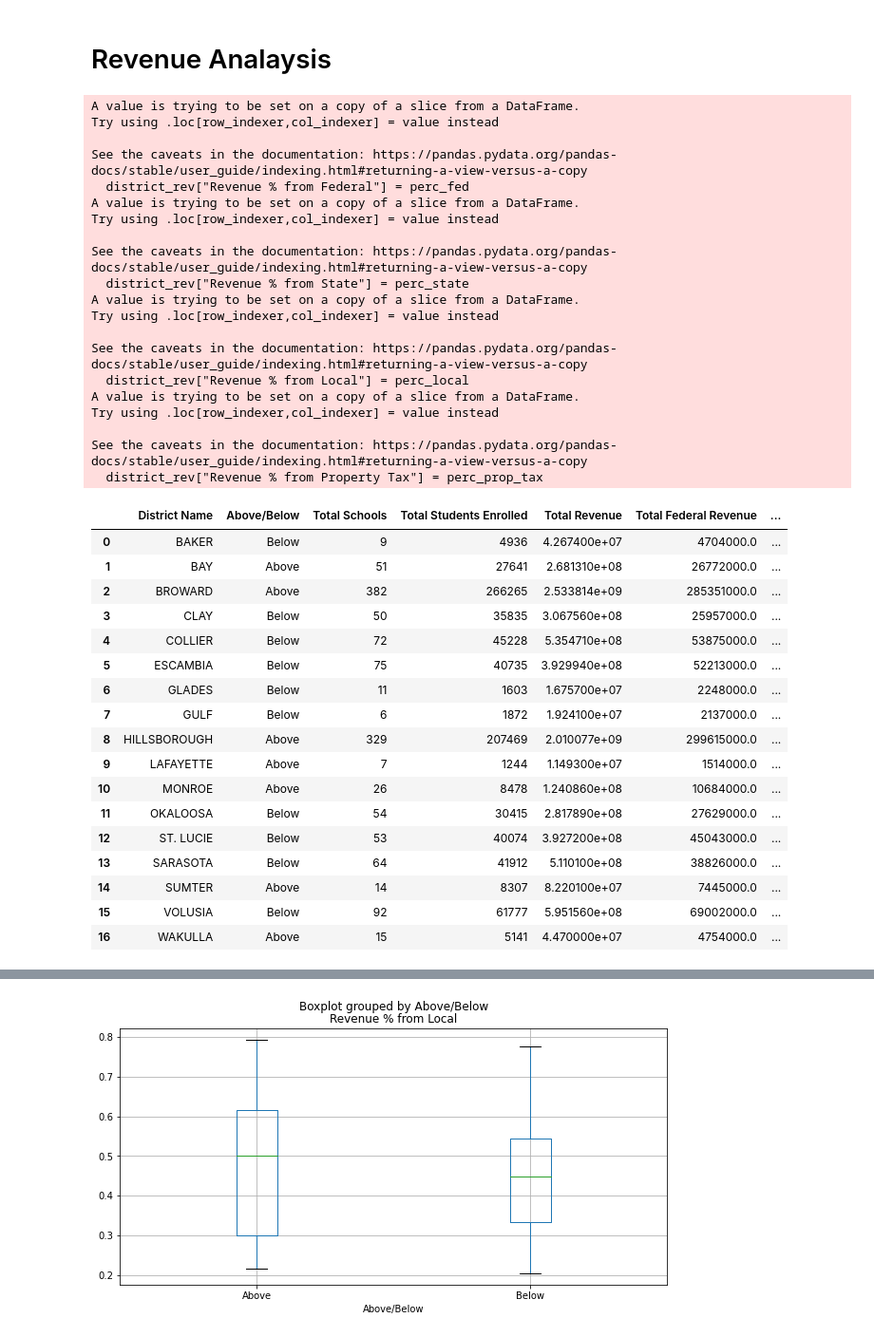
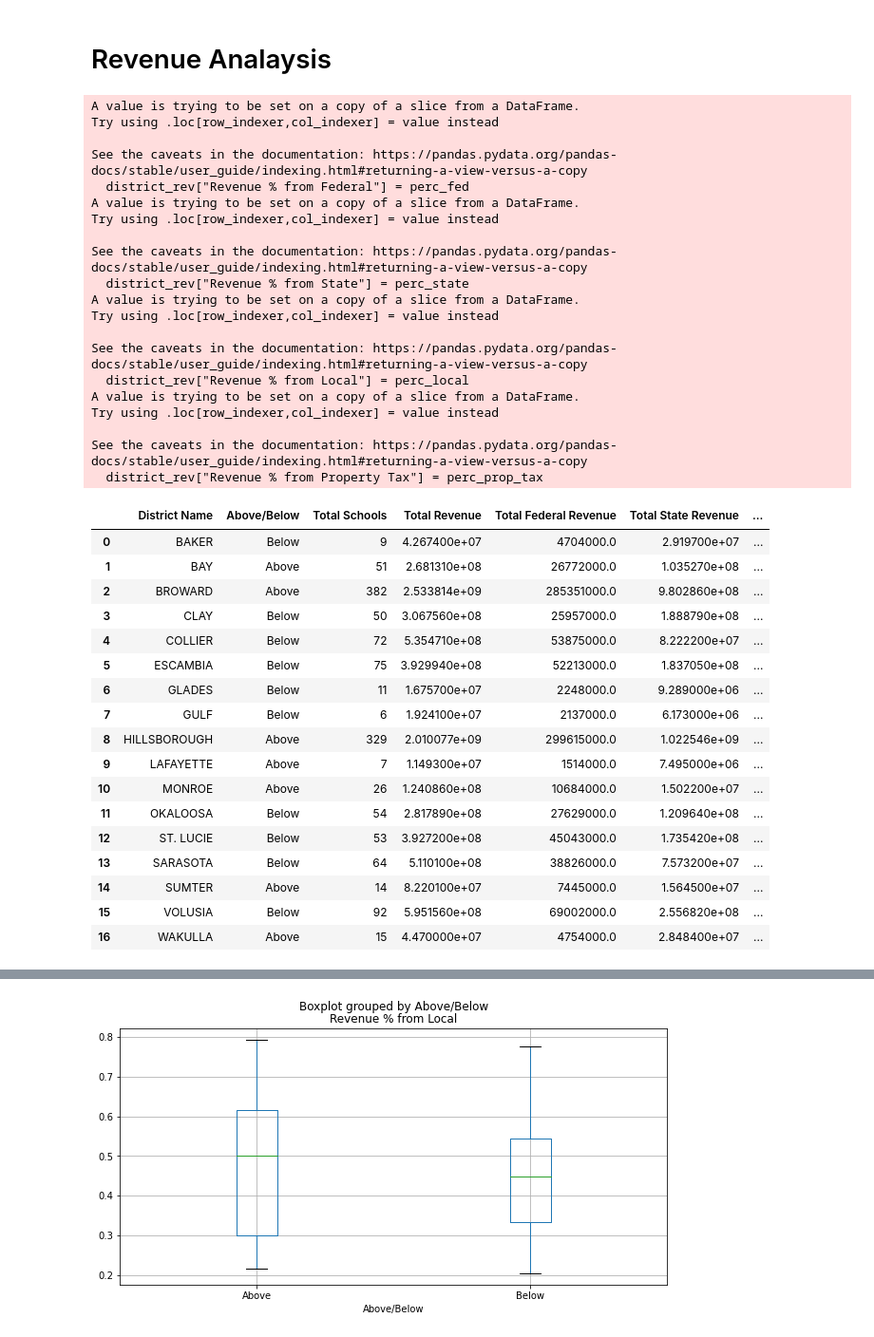
Before and after one commit to jjwilliams11/project1, a Jupyter notebook: Education_Dropout/FL_Education_Dropout_JJ.ipynb, the cells around one changed output, grey strips where cells are left out. Shown: that part at 95% size. Drawn from its saved outputs; the diff is of its cells as text; code cells hidden in the pictures.

```diff
--- a/Education_Dropout/FL_Education_Dropout_JJ.ipynb
+++ b/Education_Dropout/FL_Education_Dropout_JJ.ipynb
@@ -133,6 +133,7 @@ st_total_rev = []
 loc_total_rev = []
 loc_prop_tax_rev = []
 total_exp = []
+instruct_total = []
 intruct_staff_exp = []
 general_admin_exp = []
 school_admin_exp = []
@@ -148,6 +149,7 @@ for result in results_financial:
     loc_total_rev.append(result['rev_local_total'])
     loc_prop_tax_rev.append(result['rev_local_prop_tax'])
     total_exp.append(result['exp_total'])
+    instruct_total.append(result['exp_current_instruction_total'])
     intruct_staff_exp.append(result['exp_current_instruc_staff'])
     general_admin_exp.append(result['exp_current_general_admin'])
     school_admin_exp.append(result['exp_current_sch_admin'])
@@ -158,7 +160,7 @@ for result in results_financial:
 fl_ccd_financial = pd.DataFrame({"NCES ID":fin_nces_id, "Total Revenue":total_rev, "Total Federal Revenue":fed_total_rev,
                                  "Total State Revenue":st_total_rev, "Total Local Revenue":loc_total_rev,
                                 "Local Revenue (Property Tax)":loc_prop_tax_rev, "Total Expense":total_exp,
-                                 "Total Expense for Instruction Staff":intruct_staff_exp,
+                                 "Instructional Total":instruct_total, "Total Expense for Instruction Staff":intruct_staff_exp,
                                 "Total Expense for General Admin":general_admin_exp, "Total Expense for School Admin":school_admin_exp,
                                 "Total Expense for Operations":operation_plant_exp, "Total Expense for Student Transportation":student_transport_exp})
 
@@ -531,7 +581,7 @@ districts_financials
 # %% [markdown]
 # Revenue Analaysis
 # %%
-district_rev = districts_financials[["District Name","Above/Below", "Total Schools", "Total Students Enrolled", "Total Revenue",
+district_rev = districts_financials[["District Name","Above/Below", "Total Schools", "Total Revenue",
                                              "Total Federal Revenue", "Total State Revenue", "Total Local Revenue",
                                             "Local Revenue (Property Tax)"]]
 
@@ -549,48 +599,48 @@ district_rev["Revenue % from Property Tax"] = perc_prop_tax
 
 # Format columns
 # district_rev = district_rev.style.format({"Total Revenue": "${:,.0f}" , "Total Federal Revenue": "${:,.0f}",
 #                                                             "Total State Revenue":"${:,.0f}", "Total Local Revenue":"${:,.0f}",
 #                                                             "Local Revenue (Property Tax)":"${:,.0f}",
 #                                                             "Revenue % from Federal":"{:.2%}", "Revenue % from State":"{:.2%}",
 #                                                             "Revenue % from Local":"{:.2%}", "Revenue % from Property Tax":"{:.2%}"})
 
 district_rev
 # %% [output]
 A value is trying to be set on a copy of a slice from a DataFrame.
 Try using .loc[row_indexer,col_indexer] = value instead
 
 See the caveats in the documentation: https://pandas.pydata.org/pandas-docs/stable/user_guide/indexing.html#returning-a-view-versus-a-copy
   district_rev["Revenue % from Federal"] = perc_fed
 A value is trying to be set on a copy of a slice from a DataFrame.
 Try using .loc[row_indexer,col_indexer] = value instead
 
 See the caveats in the documentation: https://pandas.pydata.org/pandas-docs/stable/user_guide/indexing.html#returning-a-view-versus-a-copy
   district_rev["Revenue % from State"] = perc_state
 A value is trying to be set on a copy of a slice from a DataFrame.
 Try using .loc[row_indexer,col_indexer] = value instead
 
 See the caveats in the documentation: https://pandas.pydata.org/pandas-docs/stable/user_guide/indexing.html#returning-a-view-versus-a-copy
   district_rev["Revenue % from Local"] = perc_local
 A value is trying to be set on a copy of a slice from a DataFrame.
 Try using .loc[row_indexer,col_indexer] = value instead
 
 See the caveats in the documentation: https://pandas.pydata.org/pandas-docs/stable/user_guide/indexing.html#returning-a-view-versus-a-copy
   district_rev["Revenue % from Property Tax"] = perc_prop_tax
-|  | District Name | Above/Below | Total Schools | Total Students Enrolled | Total Revenue | Total Federal Revenue | ... |
-| 0 | BAKER | Below | 9 | 4936 | 4.267400e+07 | 4704000.0 | ... |
-| 1 | BAY | Above | 51 | 27641 | 2.681310e+08 | 26772000.0 | ... |
-| 2 | BROWARD | Above | 382 | 266265 | 2.533814e+09 | 285351000.0 | ... |
-| 3 | CLAY | Below | 50 | 35835 | 3.067560e+08 | 25957000.0 | ... |
-| 4 | COLLIER | Below | 72 | 45228 | 5.354710e+08 | 53875000.0 | ... |
-| 5 | ESCAMBIA | Below | 75 | 40735 | 3.929940e+08 | 52213000.0 | ... |
-| 6 | GLADES | Below | 11 | 1603 | 1.675700e+07 | 2248000.0 | ... |
-| 7 | GULF | Below | 6 | 1872 | 1.924100e+07 | 2137000.0 | ... |
-| 8 | HILLSBOROUGH | Above | 329 | 207469 | 2.010077e+09 | 299615000.0 | ... |
-| 9 | LAFAYETTE | Above | 7 | 1244 | 1.149300e+07 | 1514000.0 | ... |
-| 10 | MONROE | Above | 26 | 8478 | 1.240860e+08 | 10684000.0 | ... |
-| 11 | OKALOOSA | Below | 54 | 30415 | 2.817890e+08 | 27629000.0 | ... |
-| 12 | ST. LUCIE | Below | 53 | 40074 | 3.927200e+08 | 45043000.0 | ... |
-| 13 | SARASOTA | Below | 64 | 41912 | 5.110100e+08 | 38826000.0 | ... |
-| 14 | SUMTER | Above | 14 | 8307 | 8.220100e+07 | 7445000.0 | ... |
-| 15 | VOLUSIA | Below | 92 | 61777 | 5.951560e+08 | 69002000.0 | ... |
-| 16 | WAKULLA | Above | 15 | 5141 | 4.470000e+07 | 4754000.0 | ... |
+|  | District Name | Above/Below | Total Schools | Total Revenue | Total Federal Revenue | Total State Revenue | ... |
+| 0 | BAKER | Below | 9 | 4.267400e+07 | 4704000.0 | 2.919700e+07 | ... |
+| 1 | BAY | Above | 51 | 2.681310e+08 | 26772000.0 | 1.035270e+08 | ... |
+| 2 | BROWARD | Above | 382 | 2.533814e+09 | 285351000.0 | 9.802860e+08 | ... |
+| 3 | CLAY | Below | 50 | 3.067560e+08 | 25957000.0 | 1.888790e+08 | ... |
+| 4 | COLLIER | Below | 72 | 5.354710e+08 | 53875000.0 | 8.222200e+07 | ... |
+| 5 | ESCAMBIA | Below | 75 | 3.929940e+08 | 52213000.0 | 1.837050e+08 | ... |
+| 6 | GLADES | Below | 11 | 1.675700e+07 | 2248000.0 | 9.289000e+06 | ... |
+| 7 | GULF | Below | 6 | 1.924100e+07 | 2137000.0 | 6.173000e+06 | ... |
+| 8 | HILLSBOROUGH | Above | 329 | 2.010077e+09 | 299615000.0 | 1.022546e+09 | ... |
+| 9 | LAFAYETTE | Above | 7 | 1.149300e+07 | 1514000.0 | 7.495000e+06 | ... |
+| 10 | MONROE | Above | 26 | 1.240860e+08 | 10684000.0 | 1.502200e+07 | ... |
+| 11 | OKALOOSA | Below | 54 | 2.817890e+08 | 27629000.0 | 1.209640e+08 | ... |
+| 12 | ST. LUCIE | Below | 53 | 3.927200e+08 | 45043000.0 | 1.735420e+08 | ... |
+| 13 | SARASOTA | Below | 64 | 5.110100e+08 | 38826000.0 | 7.573200e+07 | ... |
+| 14 | SUMTER | Above | 14 | 8.220100e+07 | 7445000.0 | 1.564500e+07 | ... |
+| 15 | VOLUSIA | Below | 92 | 5.951560e+08 | 69002000.0 | 2.556820e+08 | ... |
+| 16 | WAKULLA | Above | 15 | 4.470000e+07 | 4754000.0 | 2.848400e+07 | ... |
```
Also changed, not shown: parts of 26 cells of this notebook.
